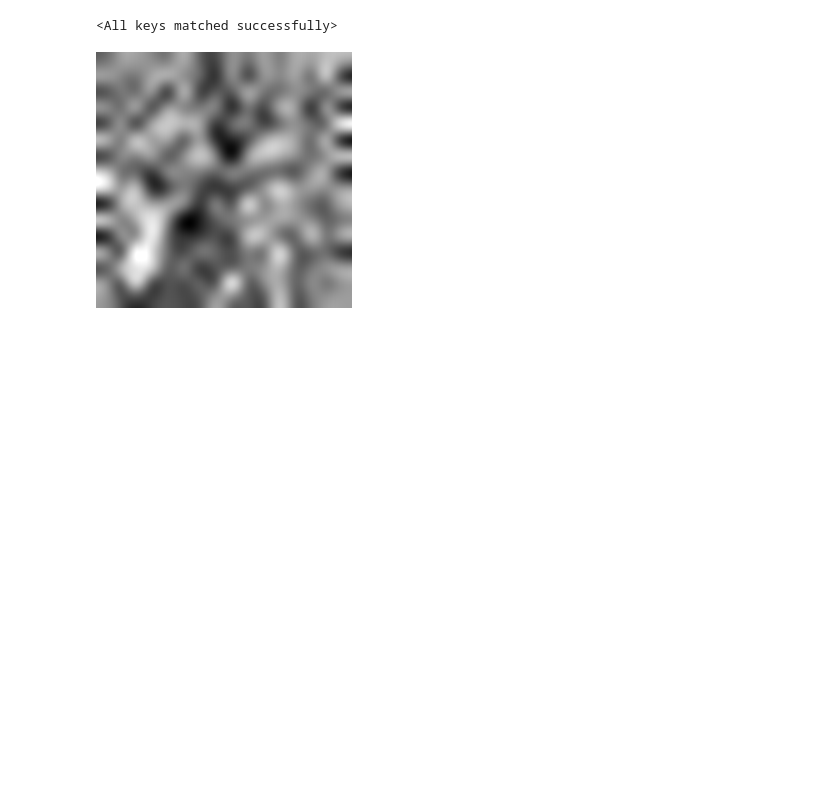
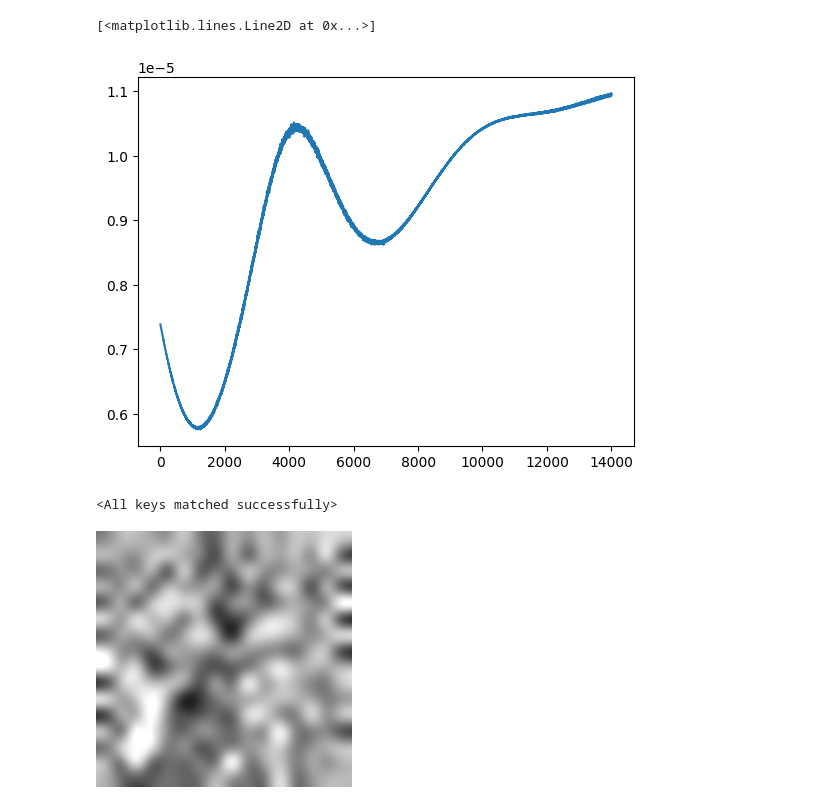
Before and after one commit to danjacobellis/CMMR, a Jupyter notebook: dino_rdae_inference.ipynb, the cells around one changed output. Saved outputs shown, nothing was run; the diff lists cells and outputs as text; code cells hidden in the pictures; blank space fills up the shorter version.

```diff
--- a/dino_rdae_inference.ipynb
+++ b/dino_rdae_inference.ipynb
@@ -16,3 +27,8 @@ from IPython.display import display
+# %%
+plt.plot(r[2000:])
+# %% [output]
+[<matplotlib.lines.Line2D at 0x...>]
+[figure, added]
 # %%
 imagenet_valid = load_dataset("danjacobellis/imagenet_dino",split='validation').with_format("torch")
 # %%
```
Also changed, not shown: parts of 11 cells of this notebook.
